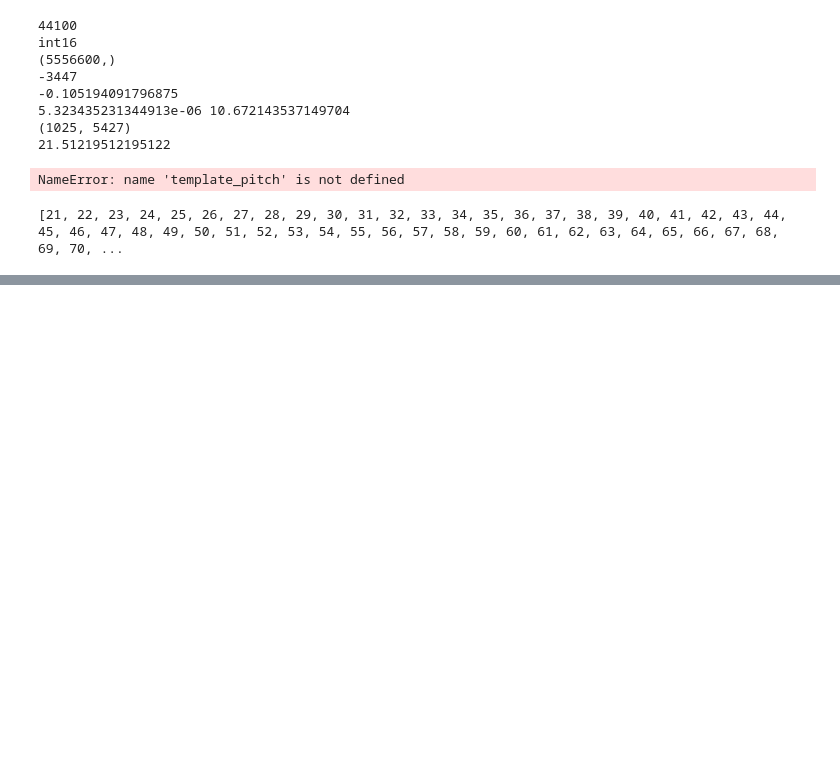
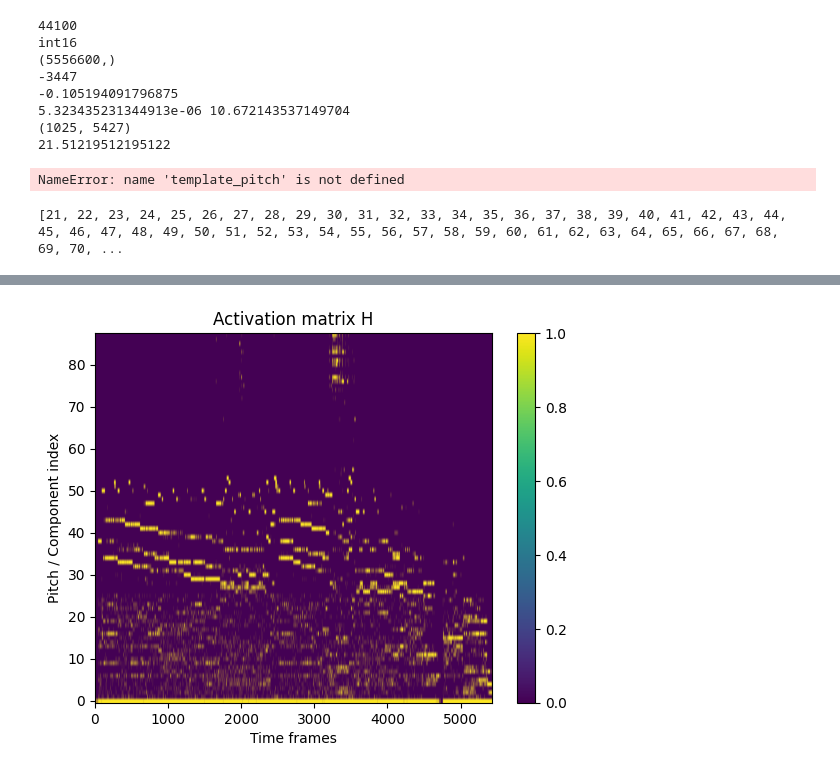
Before and after one commit to bierml/NMFforAMT, a Jupyter notebook: upgrade/Music_Transcribing[NMF].ipynb, the cells around one changed output, grey strips where cells are left out. Saved outputs shown, nothing was run; the diff lists cells and outputs as text; code cells hidden in the pictures; blank space fills up the shorter version.

Commit message:
Added tempo estimation
(+simple note tracking function), both features will be used later

```diff
--- a/upgrade/Music_Transcribing[NMF].ipynb
+++ b/upgrade/Music_Transcribing[NMF].ipynb
@@ -167,0 +170,21 @@ plt.show()
+# %%
+def note_tracking(H,th=1.5):
+  mean = np.mean(H)
+  std = np.std(H)
+  thresh = mean + th * std
+  H_copy = np.zeros(H.shape)
+  for i in range(H.shape[1]):
+    indicies = np.where(H[:,i] > thresh)
+    H_copy[indicies,i] = 1
+  return H_copy
+
+H_est_vis = note_tracking(H_est_visualisation)
+plt.figure()
+plt.imshow(H_est_vis,aspect='auto', origin='lower')
+plt.colorbar()
+plt.title("Activation matrix H")
+plt.xlabel("Time frames")
+plt.ylabel("Pitch / Component index")
+plt.show()
+# %% [output]
+[figure, added]
```
Also changed, not shown: parts of 4 cells of this notebook, 1 other file.
